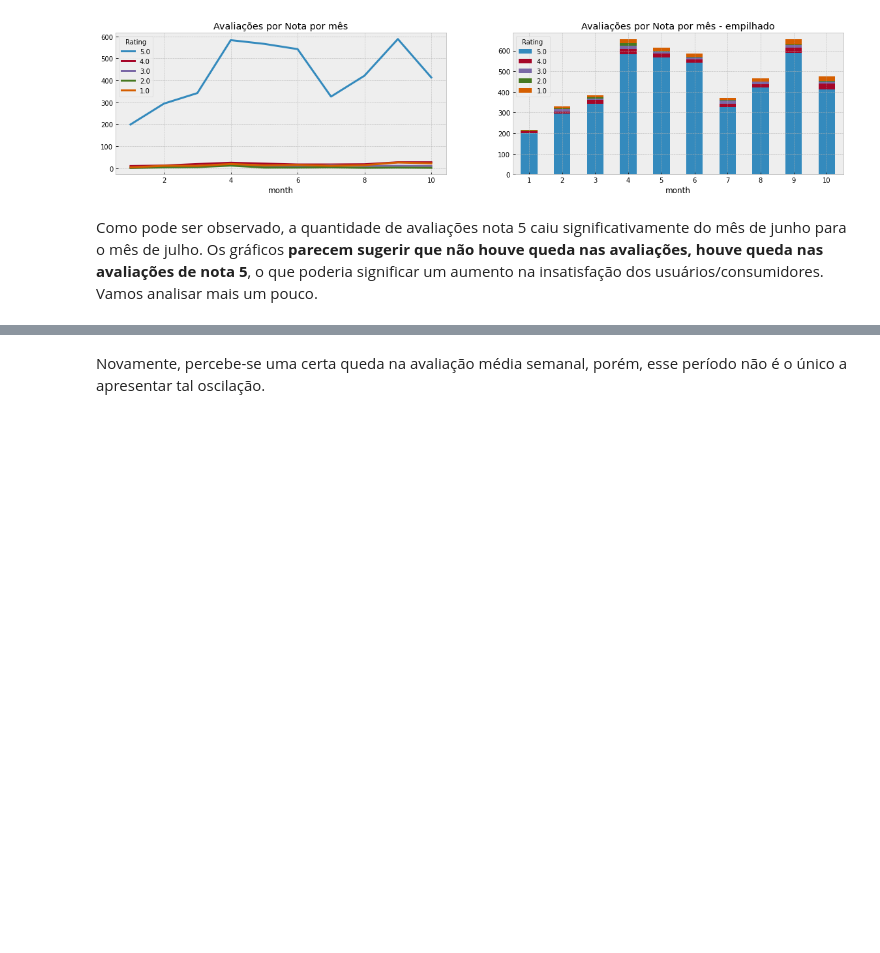
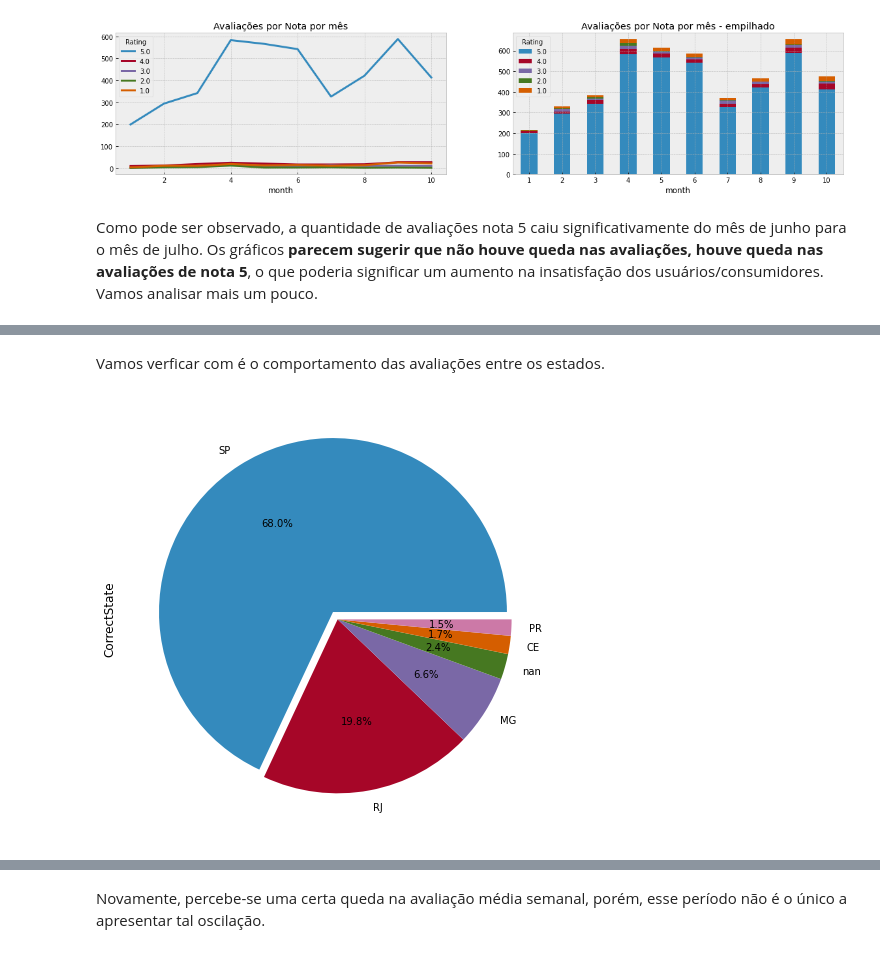
Before and after one commit to japanfelipe/challenge_ze, a Jupyter notebook: desafio I/notebooks/questao1.ipynb, the cells around one changed output, grey strips where cells are left out. Saved outputs shown, nothing was run; the diff lists cells and outputs as text; code cells hidden in the pictures; blank space fills up the shorter version.

```diff
--- a/desafio I/notebooks/questao1.ipynb
+++ b/desafio I/notebooks/questao1.ipynb
@@ -249,0 +305,6 @@ classificacao.query("month == 6 or month == 7")[['month','Rating']]
+# %% [markdown]
+Vamos verficar com é o comportamento das avaliações entre os estados.
+# %%
+classificacao['CorrectState'].value_counts(normalize=True, dropna=False).plot.pie(figsize=(10,8), autopct='%1.1f%%', explode=(0.05,0,0,0,0,0));
+# %% [output]
+[figure, added]
```
Also changed, not shown: parts of 28 cells of this notebook, 4 other files.
